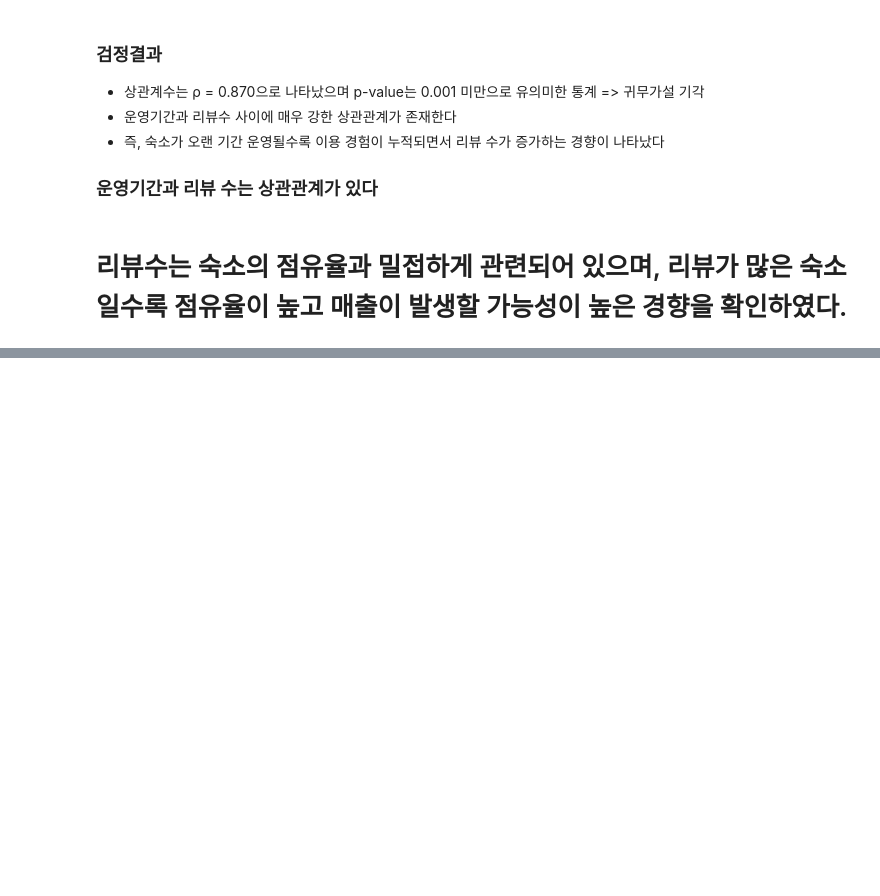
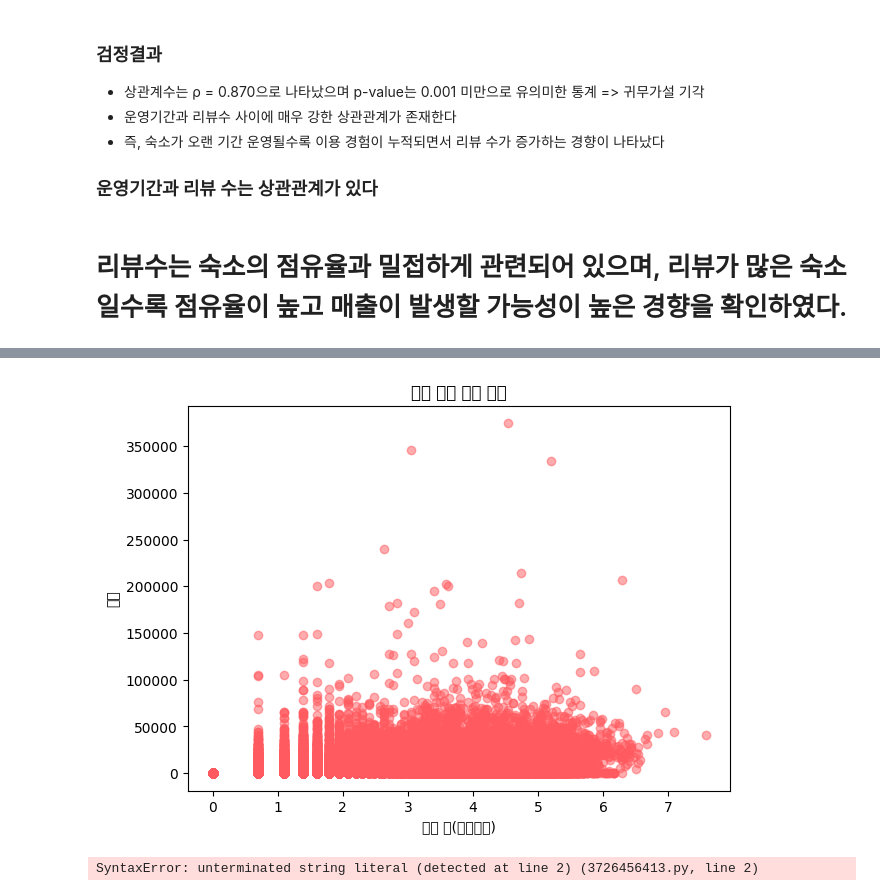
Before and after one commit to motimit/second_project, a Jupyter notebook: Hyebeen_EDA/리뷰, 평점 통계검정.ipynb, the cells around one changed output, grey strips where cells are left out. Cells and saved outputs as stored; diff of their text form; code cells hidden in the pictures; blank space fills up the shorter version.

```diff
--- a/Hyebeen_EDA/리뷰, 평점 통계검정.ipynb
+++ b/Hyebeen_EDA/리뷰, 평점 통계검정.ipynb
@@ -255,0 +307,28 @@ p-value: 0.0
+# %%
+import matplotlib.pyplot as plt
+
+airbnb_coral = "#FF5A5F"
+
+plt.figure(figsize=(7,5))
+
+plt.scatter(
+    df['log_reviews'],
+    df['estimated_revenue_l365d'],
+    color=airbnb_coral,
+    alpha=0.5
+)
+
+plt.title("리뷰 수에 따른 매출")
+plt.xlabel("리뷰 수(로그변환)")
+plt.ylabel("매출")
+
+plt.show()
+# %% [output]
+[figure, added]
+# %%
+bins = bins = [-1, 0, 10, 50, 100, 500]
+labels = ["0", "1-10", "11-50", "51-100" 101-500", "501+"]
+
+df['review_group'] = pd.cut(df['number_of_reviews'], bins=bins, labels=labels)
+# %% [output]
+SyntaxError: unterminated string literal (detected at line 2) (3726456413.py, line 2)
```
Also changed, not shown: parts of 12 cells of this notebook.
